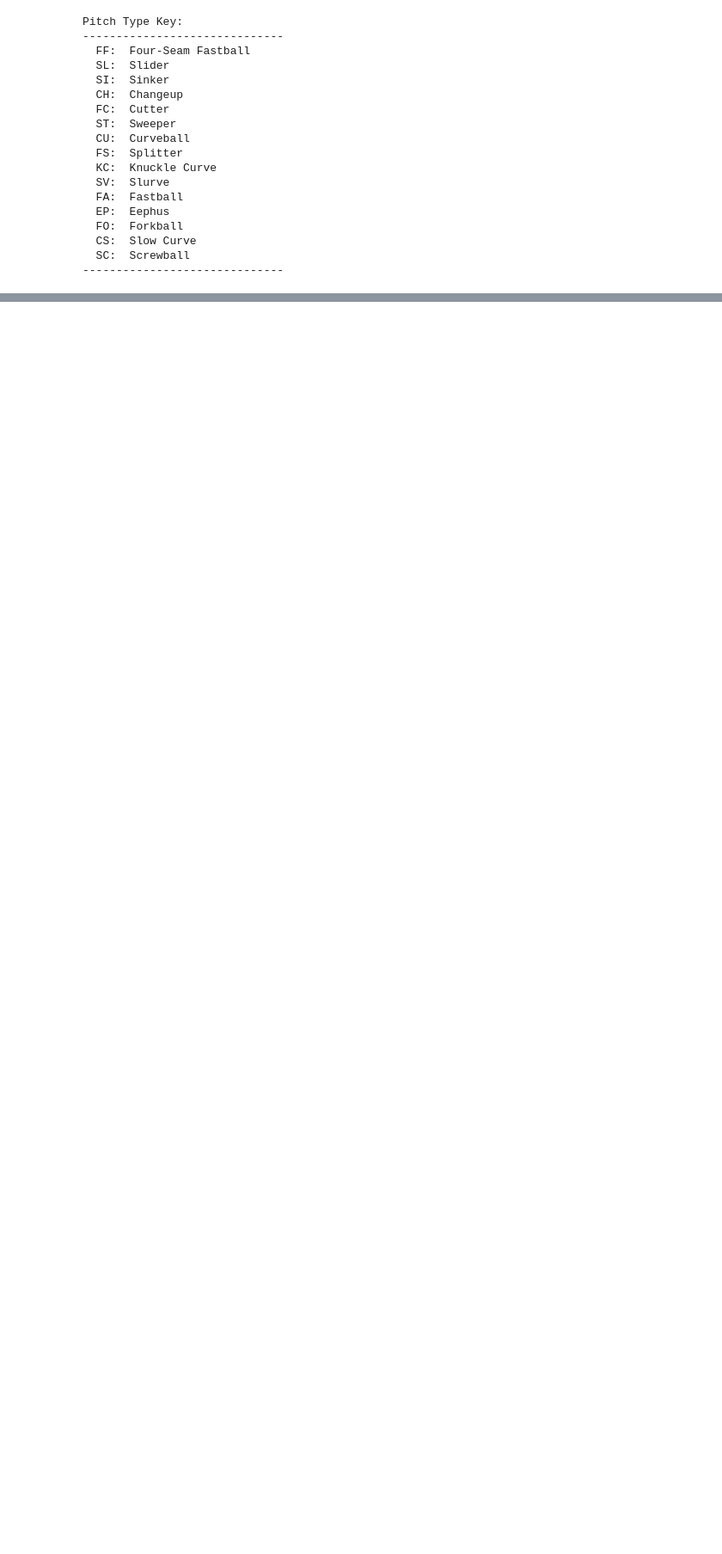
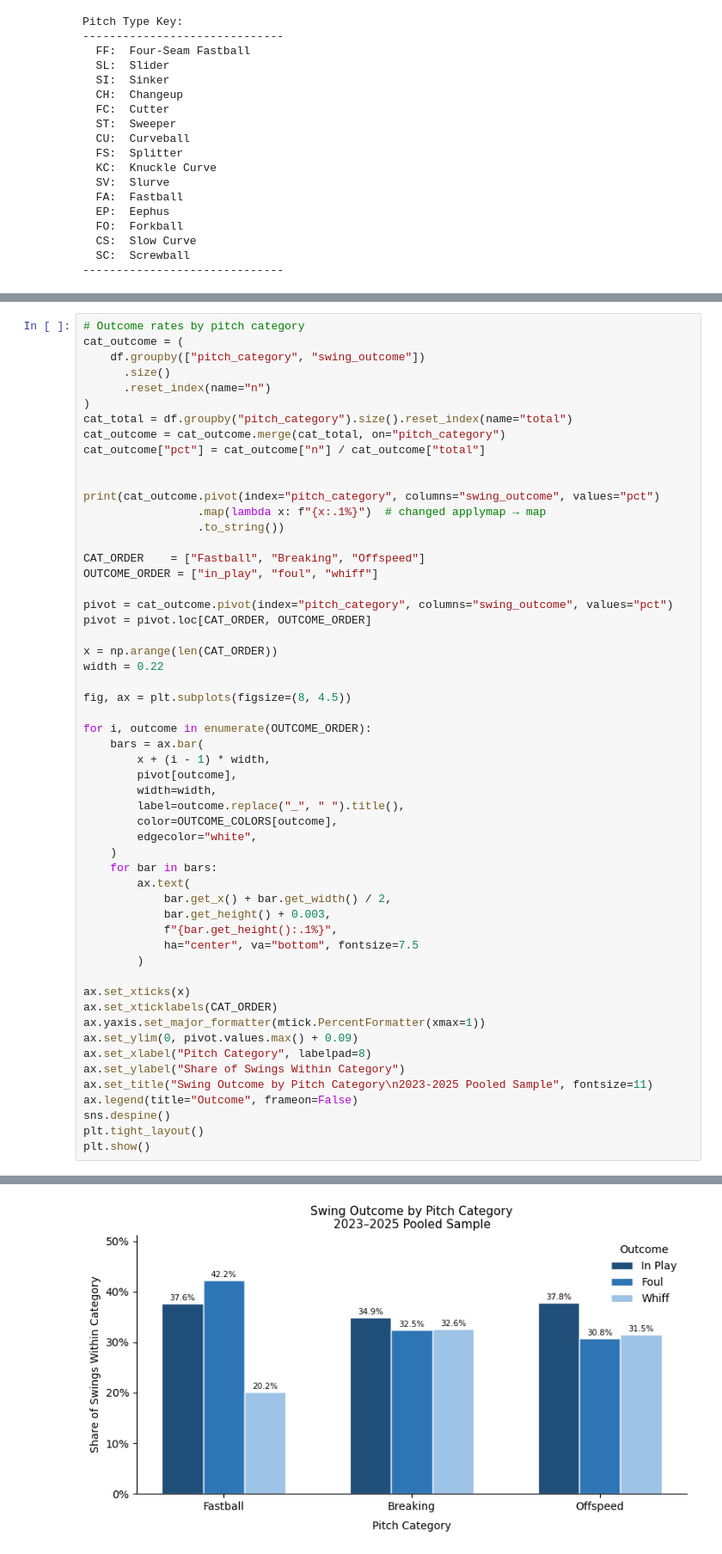
Before and after one commit to brycemgelarden/MLB_Ballpark_Factor_Analysis, a Jupyter notebook: notebooks/02_eda.ipynb, the cells around one changed output, grey strips where cells are left out. Shown at 86% size. Drawn from its saved outputs; the diff is of its cells as text; blank space fills up the shorter version.

```diff
--- a/notebooks/02_eda.ipynb
+++ b/notebooks/02_eda.ipynb
@@ -307,0 +382,56 @@ Pitch Type Key:
+# %%
+# Outcome rates by pitch category
+cat_outcome = (
+    df.groupby(["pitch_category", "swing_outcome"])
+      .size()
+      .reset_index(name="n")
+)
+cat_total = df.groupby("pitch_category").size().reset_index(name="total")
+cat_outcome = cat_outcome.merge(cat_total, on="pitch_category")
+cat_outcome["pct"] = cat_outcome["n"] / cat_outcome["total"]
+
+
+print(cat_outcome.pivot(index="pitch_category", columns="swing_outcome", values="pct")
+                 .map(lambda x: f"{x:.1%}")  # changed applymap → map
+                 .to_string())
+
+CAT_ORDER    = ["Fastball", "Breaking", "Offspeed"]
+OUTCOME_ORDER = ["in_play", "foul", "whiff"]
+
+pivot = cat_outcome.pivot(index="pitch_category", columns="swing_outcome", values="pct")
+pivot = pivot.loc[CAT_ORDER, OUTCOME_ORDER]
+
+x = np.arange(len(CAT_ORDER))
+width = 0.22
+
+fig, ax = plt.subplots(figsize=(8, 4.5))
+
+for i, outcome in enumerate(OUTCOME_ORDER):
+    bars = ax.bar(
+        x + (i - 1) * width,
+        pivot[outcome],
+        width=width,
+        label=outcome.replace("_", " ").title(),
+        color=OUTCOME_COLORS[outcome],
+        edgecolor="white",
+    )
+    for bar in bars:
+        ax.text(
+            bar.get_x() + bar.get_width() / 2,
+            bar.get_height() + 0.003,
+            f"{bar.get_height():.1%}",
+            ha="center", va="bottom", fontsize=7.5
+        )
+
+ax.set_xticks(x)
+ax.set_xticklabels(CAT_ORDER)
+ax.yaxis.set_major_formatter(mtick.PercentFormatter(xmax=1))
+ax.set_ylim(0, pivot.values.max() + 0.09)
+ax.set_xlabel("Pitch Category", labelpad=8)
+ax.set_ylabel("Share of Swings Within Category")
+ax.set_title("Swing Outcome by Pitch Category\n2023-2025 Pooled Sample", fontsize=11)
+ax.legend(title="Outcome", frameon=False)
+sns.despine()
+plt.tight_layout()
+plt.show()
+# %% [output]
@@ -307,0 +443 @@ Pitch Type Key:
+[figure, added]
```
Also changed, not shown: parts of 4 cells of this notebook.
